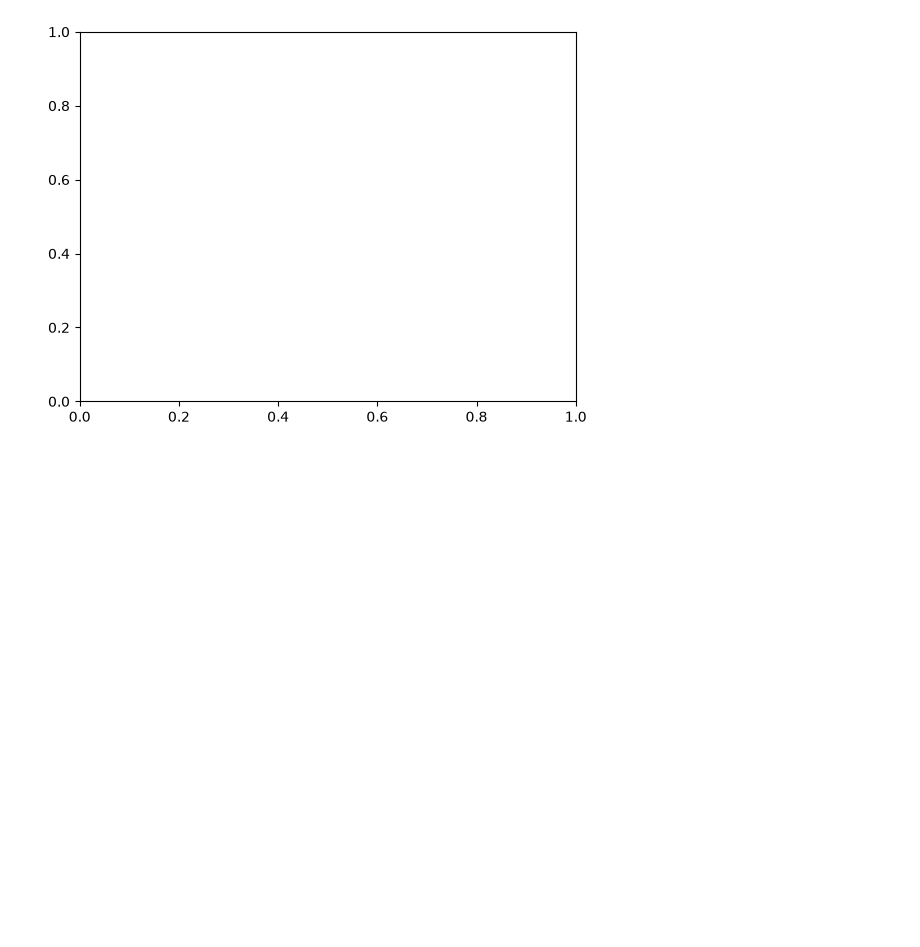
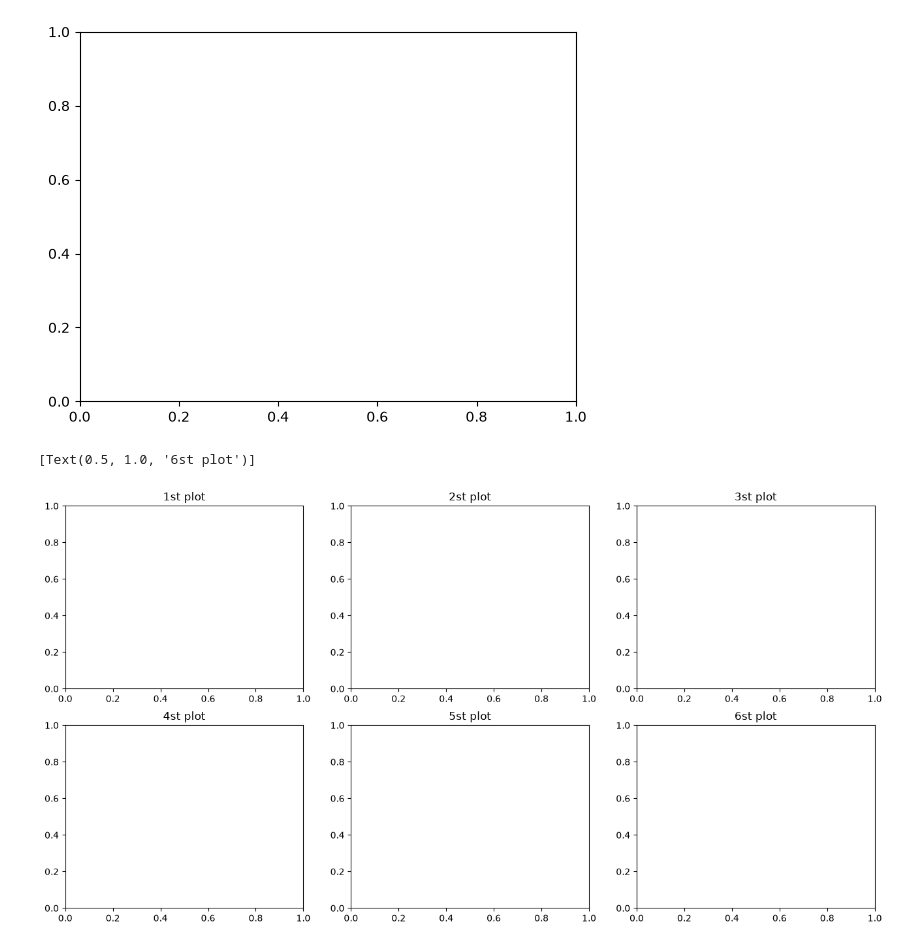
Before and after one commit to mirage060806/big0611, a Jupyter notebook: py/p02_데이터분석/ch05_matplotlib/ex02_도화지설정하기.ipynb, the cells around one changed output. Drawn from its saved outputs; the diff is of its cells as text; code cells hidden in the pictures; blank space fills up the shorter version.

```diff
--- a/py/p02_데이터분석/ch05_matplotlib/ex02_도화지설정하기.ipynb
+++ b/py/p02_데이터분석/ch05_matplotlib/ex02_도화지설정하기.ipynb
@@ -75,5 +78,20 @@ plt.subplots(nrows=1, ncols=1, sharex=False, sharey=False)
 (<Figure size 640x480 with 1 Axes>, <Axes: >)
 [figure]
 # %%
-# 다중
-plt.subplots(nrows=1, ncols=1, sharex=False, sharey=False)
+# 1. 다중 서브플롯 생성: 2x3
+# 6개의 도화지 생성
+fig, ((ax1, ax2, ax3), (ax4, ax5, ax6)) = plt.subplots(nrows=2, ncols=3)
+
+# 전체 도화지 크기
+fig.set_size_inches(16, 8)
+
+# 각 도화지 이름 설정
+ax1.set(title='1st plot')
+ax2.set(title='2st plot')
+ax3.set(title='3st plot')
+ax4.set(title='4st plot')
+ax5.set(title='5st plot')
+ax6.set(title='6st plot')
+# %% [output]
+[Text(0.5, 1.0, '6st plot')]
+[figure, added]
```
Also changed, not shown: parts of 11 cells of this notebook, 5 other files.
